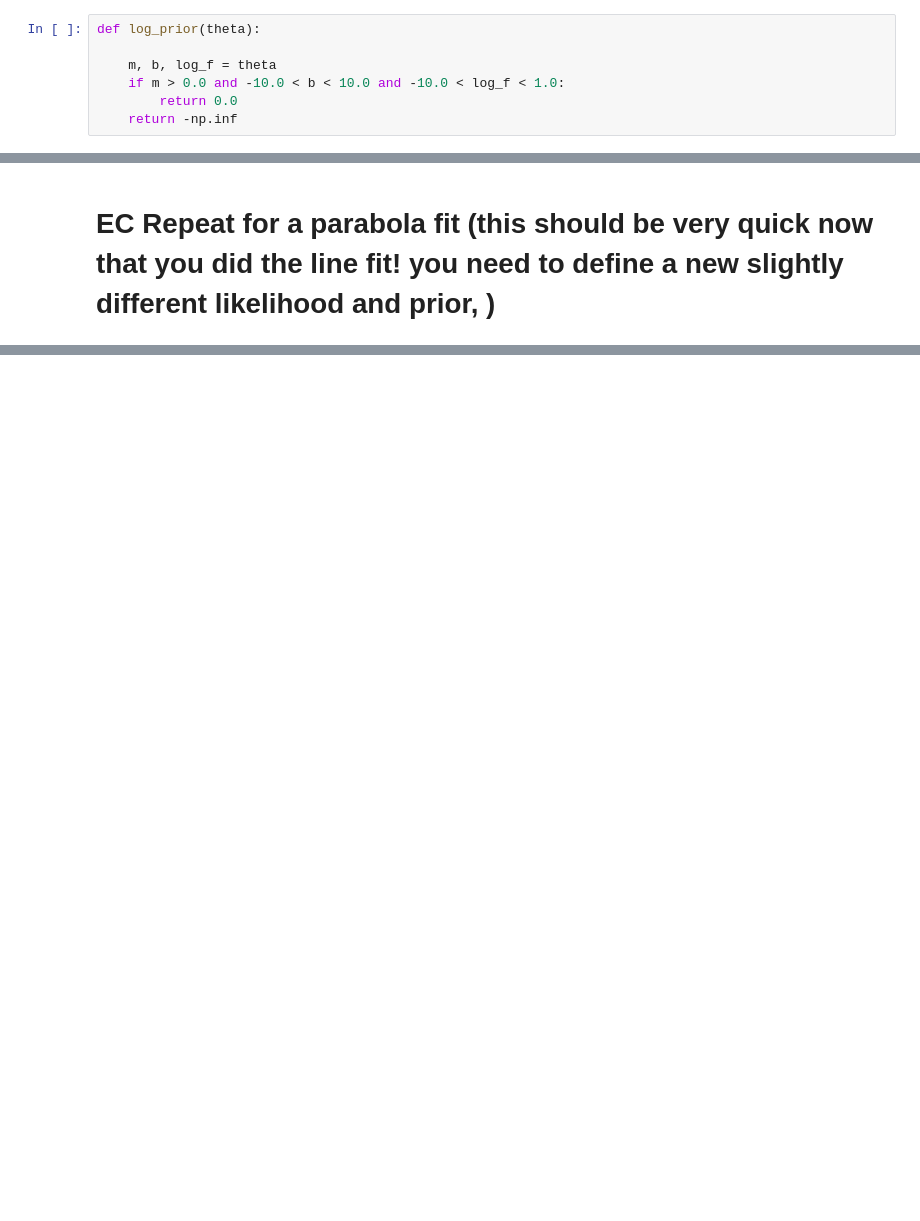
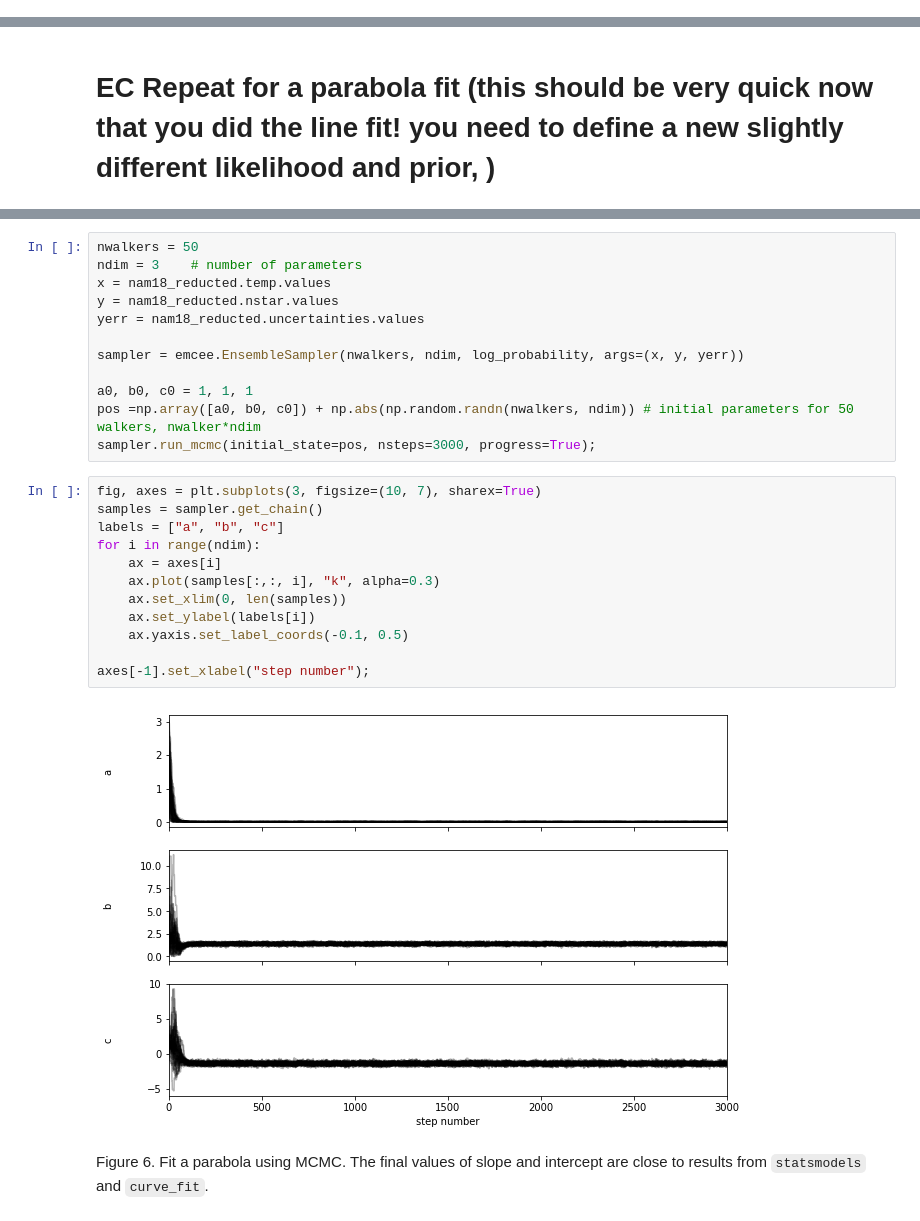
Before and after one commit to xiaolng/DSPS_xLi, a Jupyter notebook: HW7/LRtestAndMCMC.ipynb, the cells around one changed output, grey strips where cells are left out. Drawn from its saved outputs; the diff is of its cells as text; blank space fills up the shorter version.

````diff
--- a/HW7/LRtestAndMCMC.ipynb
+++ b/HW7/LRtestAndMCMC.ipynb
@@ -349,7 +365,0 @@ def log_likelihood(theta, x, y, yerr):
-# %%
-def log_prior(theta):
-
-    m, b, log_f = theta
-    if m > 0.0 and -10.0 < b < 10.0 and -10.0 < log_f < 1.0:
-        return 0.0
-    return -np.inf
@@ -398,0 +461,28 @@ label the axis "slope" and "intercept" appropriately
+# %%
+nwalkers = 50
+ndim = 3    # number of parameters
+x = nam18_reducted.temp.values
+y = nam18_reducted.nstar.values
+yerr = nam18_reducted.uncertainties.values
+
+sampler = emcee.EnsembleSampler(nwalkers, ndim, log_probability, args=(x, y, yerr))
+
+a0, b0, c0 = 1, 1, 1
+pos =np.array([a0, b0, c0]) + np.abs(np.random.randn(nwalkers, ndim)) # initial parameters for 50 walkers, nwalker*ndim
+sampler.run_mcmc(initial_state=pos, nsteps=3000, progress=True);
+# %%
+fig, axes = plt.subplots(3, figsize=(10, 7), sharex=True)
+samples = sampler.get_chain()
+labels = ["a", "b", "c"]
+for i in range(ndim):
+    ax = axes[i]
+    ax.plot(samples[:,:, i], "k", alpha=0.3)
+    ax.set_xlim(0, len(samples))
+    ax.set_ylabel(labels[i])
+    ax.yaxis.set_label_coords(-0.1, 0.5)
+
+axes[-1].set_xlabel("step number");
+# %% [output]
+[figure, added]
+# %% [markdown]
+Figure 6. Fit a parabola using MCMC. The final values of slope and intercept are close to results from ```statsmodels``` and ```curve_fit```.
````
Also changed, not shown: parts of 19 cells of this notebook.
